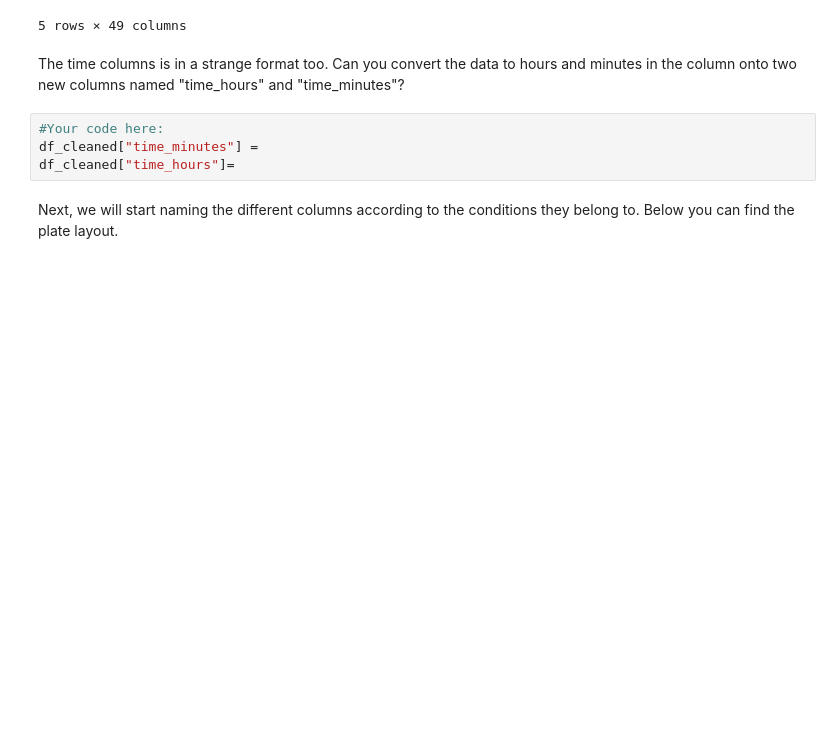
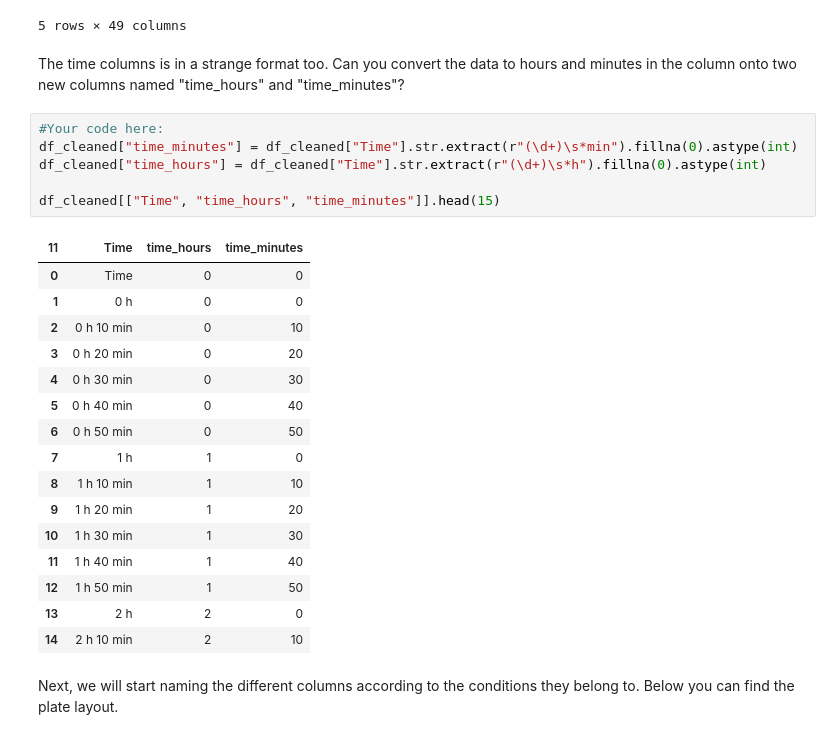
Before and after one commit to itsme-eni/quant_single_cell, a Jupyter notebook: 1_practical_Platereader_Growth2025/01 Growth experiments.ipynb, the cells around one changed output. Drawn from its saved outputs; the diff is of its cells as text; blank space fills up the shorter version.

Commit message:
Time fixed

```diff
--- a/1_practical_Platereader_Growth2025/01 Growth experiments.ipynb
+++ b/1_practical_Platereader_Growth2025/01 Growth experiments.ipynb
@@ -109,8 +109,27 @@ df_cleaned.head()
 The time columns is in a strange format too. Can you convert the data to hours and minutes in the column onto two new columns named "time_hours" and "time_minutes"?
 # %%
 #Your code here:
-df_cleaned["time_minutes"] =
-df_cleaned["time_hours"]=
+df_cleaned["time_minutes"] = df_cleaned["Time"].str.extract(r"(\d+)\s*min").fillna(0).astype(int)
+df_cleaned["time_hours"] = df_cleaned["Time"].str.extract(r"(\d+)\s*h").fillna(0).astype(int)
+
+df_cleaned[["Time", "time_hours", "time_minutes"]].head(15)
+# %% [output]
+| 11 | Time | time_hours | time_minutes |
+| 0 | Time | 0 | 0 |
+| 1 | 0 h | 0 | 0 |
+| 2 | 0 h 10 min | 0 | 10 |
+| 3 | 0 h 20 min | 0 | 20 |
+| 4 | 0 h 30 min | 0 | 30 |
+| 5 | 0 h 40 min | 0 | 40 |
+| 6 | 0 h 50 min | 0 | 50 |
+| 7 | 1 h | 1 | 0 |
+| 8 | 1 h 10 min | 1 | 10 |
+| 9 | 1 h 20 min | 1 | 20 |
+| 10 | 1 h 30 min | 1 | 30 |
+| 11 | 1 h 40 min | 1 | 40 |
+| 12 | 1 h 50 min | 1 | 50 |
+| 13 | 2 h | 2 | 0 |
+| 14 | 2 h 10 min | 2 | 10 |
 # %% [markdown]
 Next, we will start naming the different columns according to the conditions they belong to. Below you can find the plate layout.
 # %% [markdown]
```
